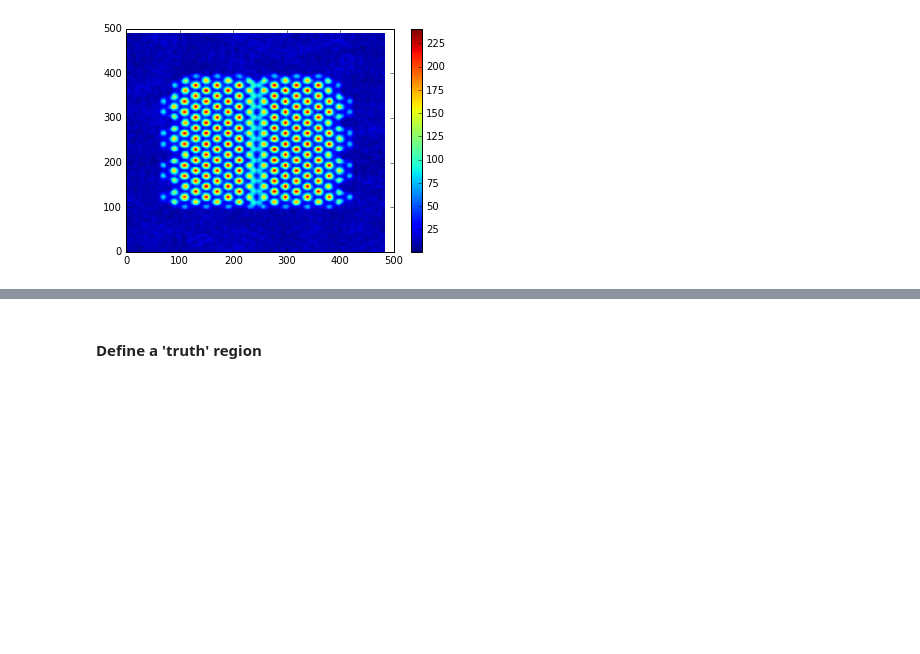
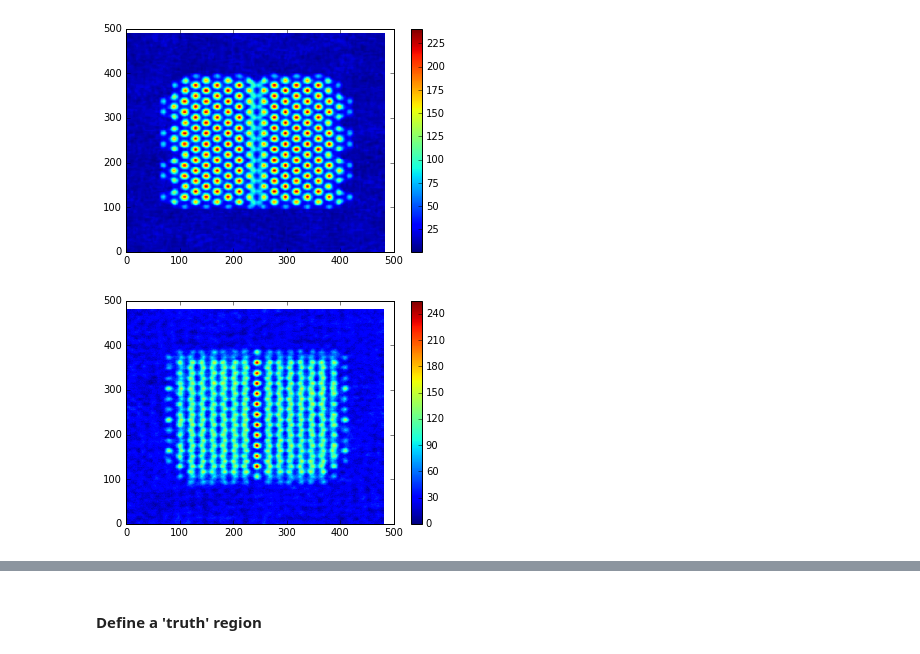
Before and after one commit to huskeypm/sparkdetection, a Jupyter notebook: roc/roc.ipynb, the cells around one changed output, grey strips where cells are left out. Drawn from its saved outputs; the diff is of its cells as text; code cells hidden in the pictures; blank space fills up the shorter version.

```diff
--- a/roc/roc.ipynb
+++ b/roc/roc.ipynb
@@ -32,3 +35,12 @@ plt.colorbar()
 thresh = 122
 # %% [output]
 [figure]
+# %%
+
+#image = images['interface']
+image2 = images['interface']
+pcolormesh(image2)
+plt.colorbar()
+thresh = 122
+# %% [output]
+[figure, added]
```
Also changed, not shown: parts of 30 cells of this notebook, 4 other files.
